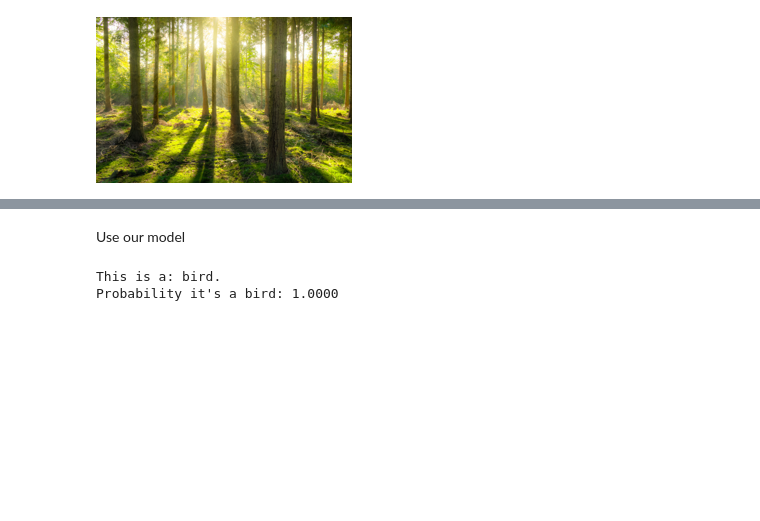
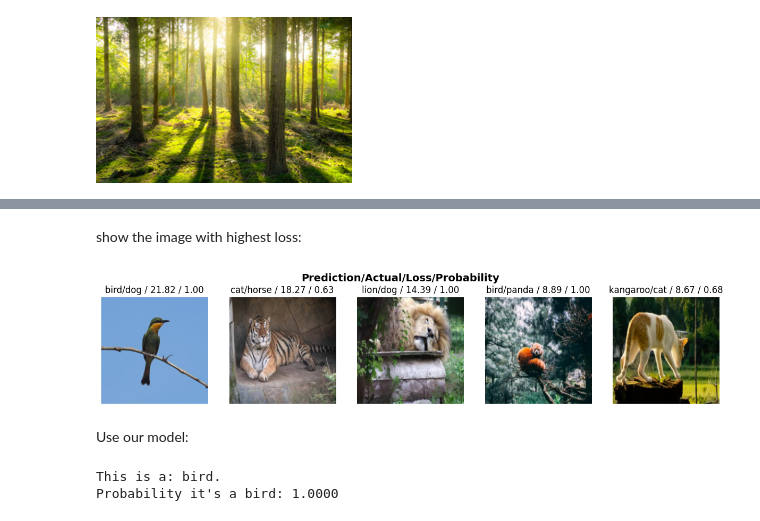
Before and after one commit to guangyu-chen1991/course22, a Jupyter notebook: 10animals.ipynb, the cells around one changed output, grey strips where cells are left out. Drawn from its saved outputs; the diff is of its cells as text; code cells hidden in the pictures; blank space fills up the shorter version.

```diff
--- a/10animals.ipynb
+++ b/10animals.ipynb
@@ -77,5 +85,11 @@ learn.fine_tune(3)
+# %% [markdown]
+show the image with highest loss:
+# %%
+interp.plot_top_losses(5, nrows=1)
+# %% [output]
+[figure, added]
 # %% [markdown]
-Use our model
+Use our model:
 # %%
 is_bird,_,probs = learn.predict(PILImage.create('bird.jpg'))
 print(f"This is a: {is_bird}.")
```
Also changed, not shown: parts of 17 cells of this notebook, 1 other file.
